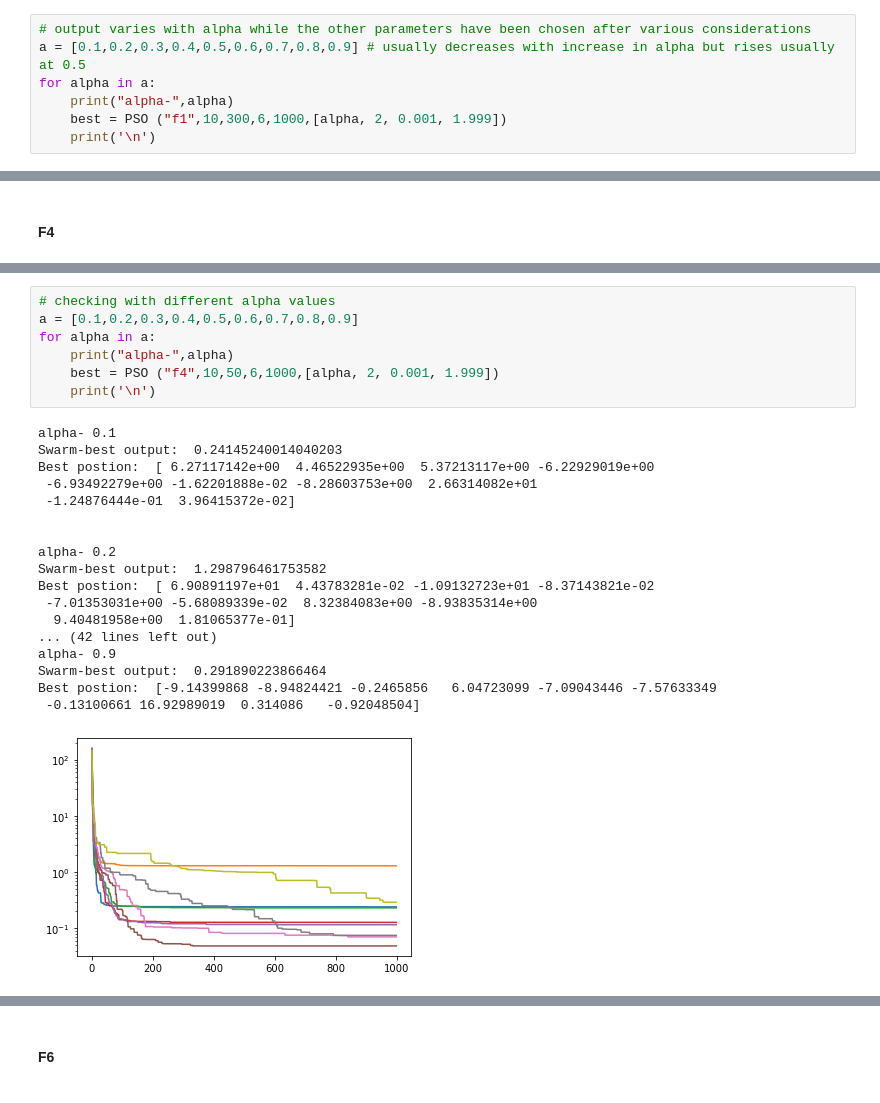
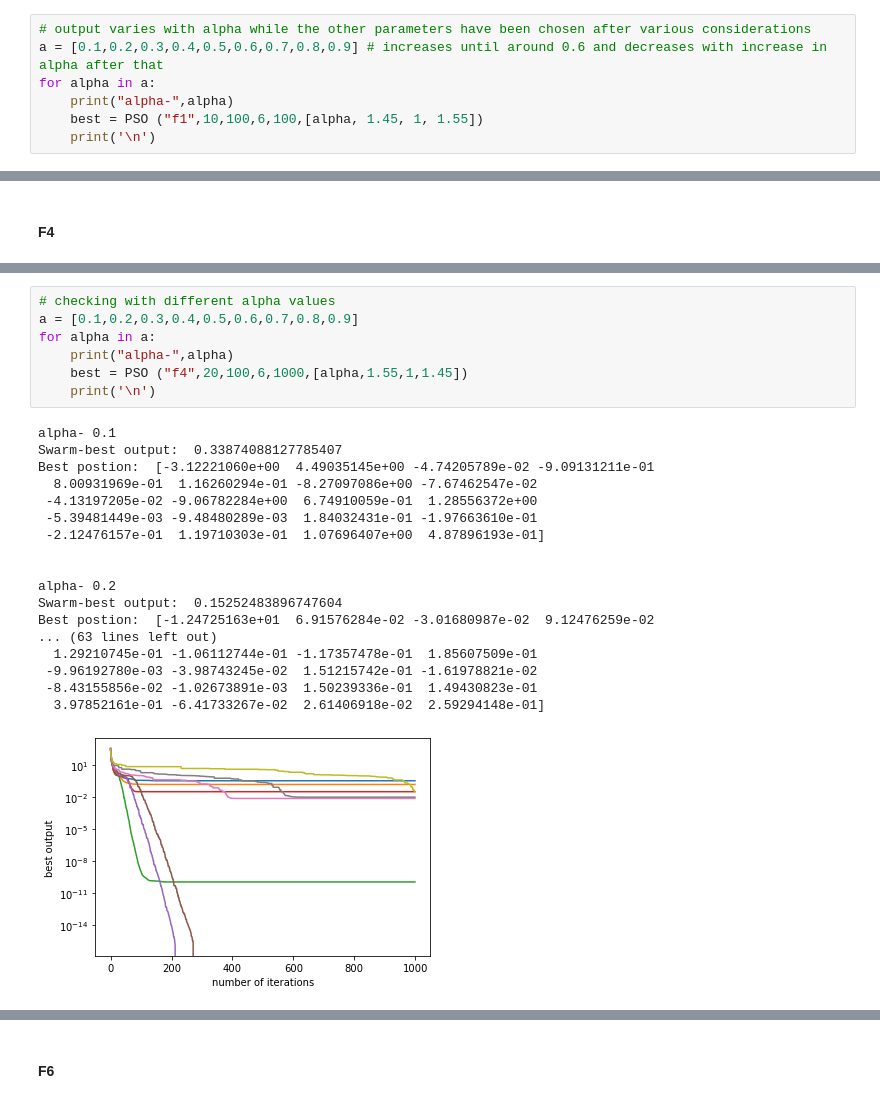
Before and after one commit to KulsoomKamilKhan/F20BC_CW2, a Jupyter notebook: PSO.ipynb, the cells around one changed output, grey strips where cells are left out. Drawn from its saved outputs; the diff is of its cells as text.

```diff
--- a/PSO.ipynb
+++ b/PSO.ipynb
@@ -329,7 +297,7 @@ Average swarm-best output: 0.00042669439432522544
 # %%
 # output varies with alpha while the other parameters have been chosen after various considerations
-a = [0.1,0.2,0.3,0.4,0.5,0.6,0.7,0.8,0.9] # usually decreases with increase in alpha but rises usually at 0.5
+a = [0.1,0.2,0.3,0.4,0.5,0.6,0.7,0.8,0.9] # increases until around 0.6 and decreases with increase in alpha after that
 for alpha in a:
     print("alpha-",alpha)
-    best = PSO ("f1",10,300,6,1000,[alpha, 2, 0.001, 1.999])
+    best = PSO ("f1",10,100,6,100,[alpha, 1.45, 1, 1.55])
     print('\n')
@@ -369,27 +430,27 @@ Average swarm-best output: 0.06721007202941542
 # %%
 # checking with different alpha values
 a = [0.1,0.2,0.3,0.4,0.5,0.6,0.7,0.8,0.9]
 for alpha in a:
     print("alpha-",alpha)
-    best = PSO ("f4",10,50,6,1000,[alpha, 2, 0.001, 1.999])
+    best = PSO ("f4",20,100,6,1000,[alpha,1.55,1,1.45])
     print('\n')
 # %% [output]
 alpha- 0.1
-Swarm-best output:  0.24145240014040203
-Best postion:  [ 6.27117142e+00  4.46522935e+00  5.37213117e+00 -6.22929019e+00
- -6.93492279e+00 -1.62201888e-02 -8.28603753e+00  2.66314082e+01
- -1.24876444e-01  3.96415372e-02]
+Swarm-best output:  0.33874088127785407
+Best postion:  [-3.12221060e+00  4.49035145e+00 -4.74205789e-02 -9.09131211e-01
+  8.00931969e-01  1.16260294e-01 -8.27097086e+00 -7.67462547e-02
+ -4.13197205e-02 -9.06782284e+00  6.74910059e-01  1.28556372e+00
+ -5.39481449e-03 -9.48480289e-03  1.84032431e-01 -1.97663610e-01
+ -2.12476157e-01  1.19710303e-01  1.07696407e+00  4.87896193e-01]
 
 
 alpha- 0.2
-Swarm-best output:  1.298796461753582
-Best postion:  [ 6.90891197e+01  4.43783281e-02 -1.09132723e+01 -8.37143821e-02
- -7.01353031e+00 -5.68089339e-02  8.32384083e+00 -8.93835314e+00
-  9.40481958e+00  1.81065377e-01]
-... (42 lines left out)
-alpha- 0.9
-Swarm-best output:  0.291890223866464
-Best postion:  [-9.14399868 -8.94824421 -0.2465856   6.04723099 -7.09043446 -7.57633349
- -0.13100661 16.92989019  0.314086   -0.92048504]
+Swarm-best output:  0.15252483896747604
+Best postion:  [-1.24725163e+01  6.91576284e-02 -3.01680987e-02  9.12476259e-02
+... (63 lines left out)
+  1.29210745e-01 -1.06112744e-01 -1.17357478e-01  1.85607509e-01
+ -9.96192780e-03 -3.98743245e-02  1.51215742e-01 -1.61978821e-02
+ -8.43155856e-02 -1.02673891e-03  1.50239336e-01  1.49430823e-01
+  3.97852161e-01 -6.41733267e-02  2.61406918e-02  2.59294148e-01]
-[figure, old version]
+[figure, new version]
 # %%
```
Also changed, not shown: parts of 26 cells of this notebook.
